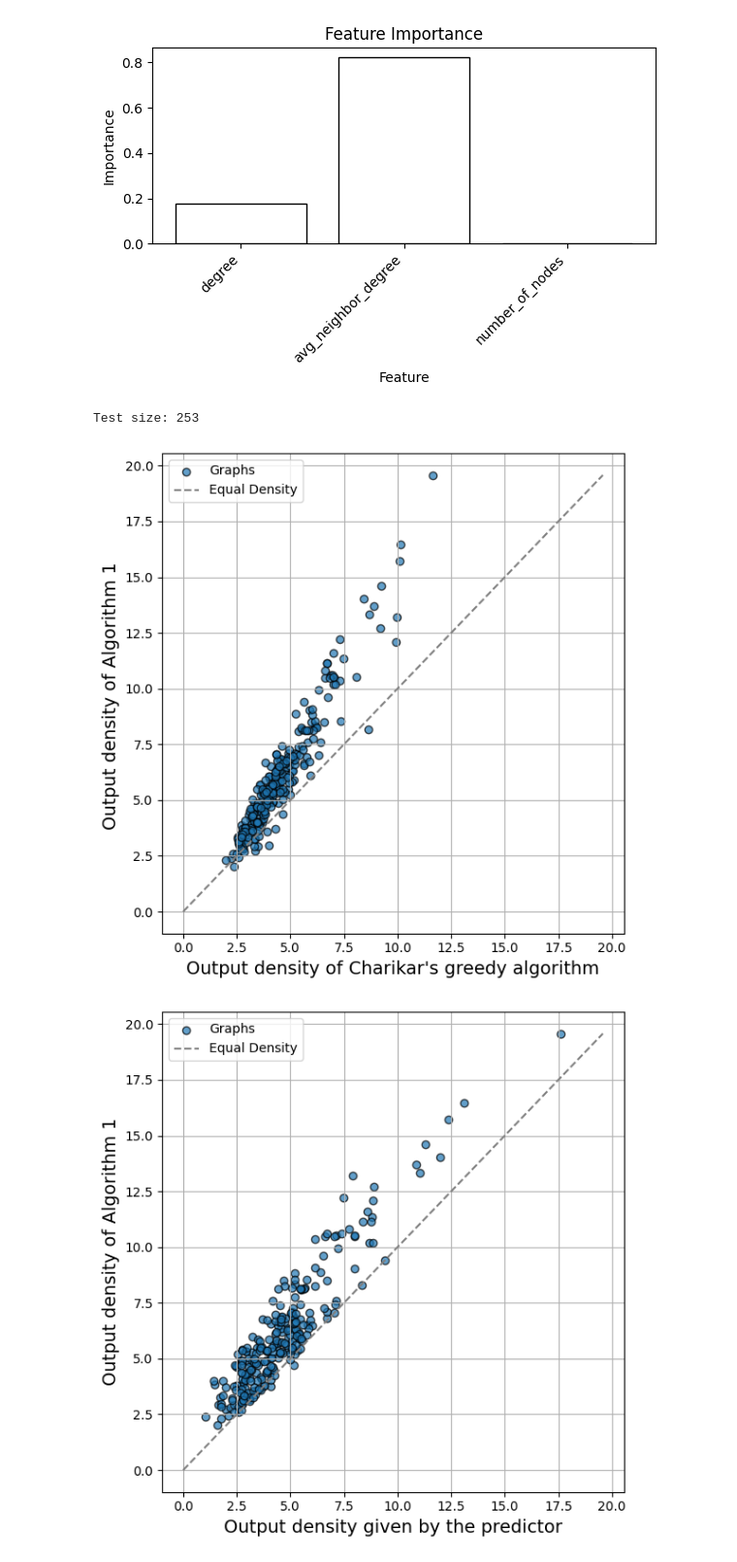
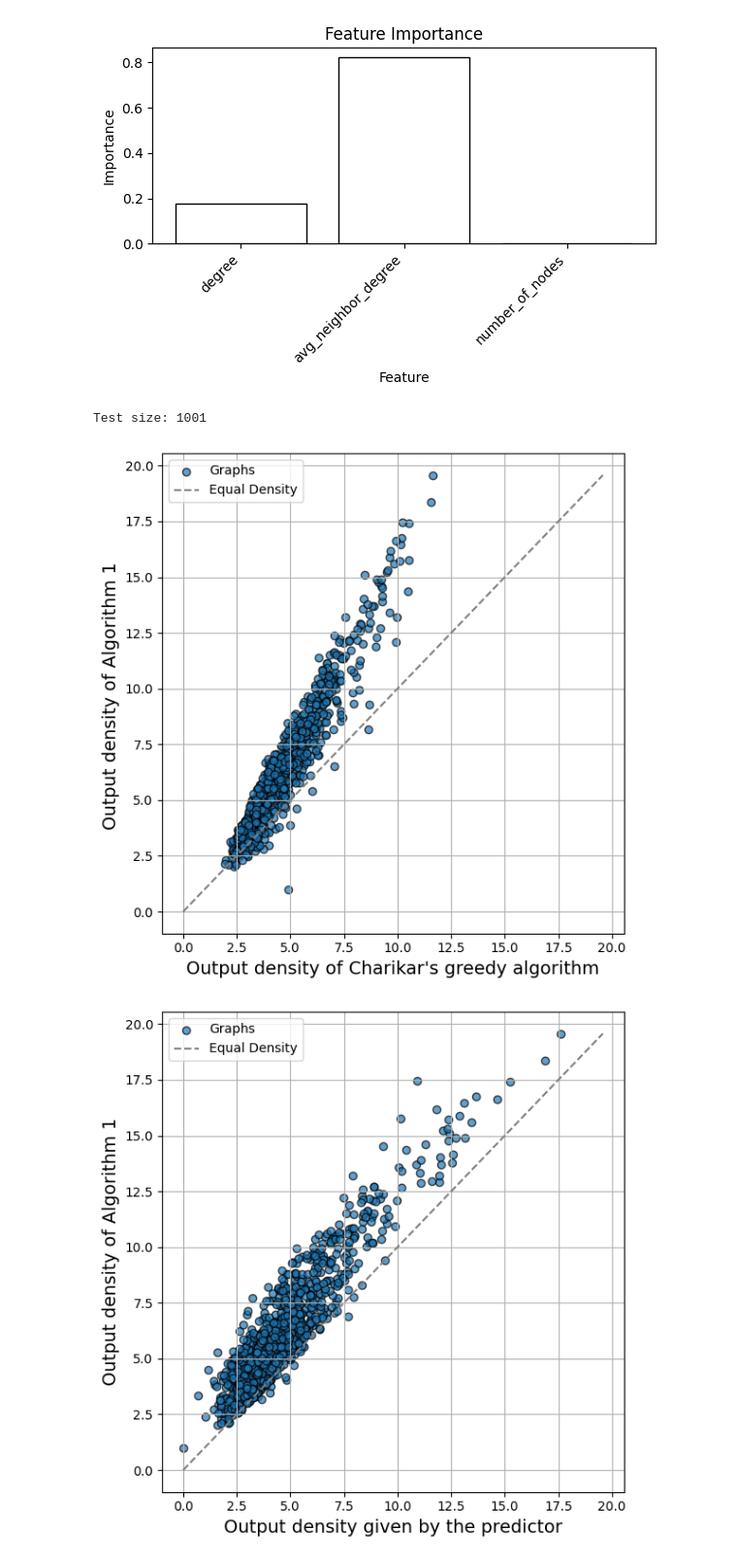
Before and after one commit to hoavu-cs/learning-augmented-densest-subgraph, a Jupyter notebook: augmented-ds.ipynb, the cells around one changed output. Shown at 97% size. Cells and saved outputs as stored; diff of their text form; code cells hidden in the pictures.

```diff
--- a/augmented-ds.ipynb
+++ b/augmented-ds.ipynb
@@ -237,7 +239,7 @@ plt.show()
 weighted avg       0.57      0.64      0.58      2255
 [figure]
 # %%
-test_data_set = dict(list(parsed_graphs.items())[K:2*K])
+test_data_set = dict(list(parsed_graphs.items())[K:5*K])
 graph_iter = iter(test_data_set.items())
 
 augmented_density = []
@@ -275,7 +277,7 @@ for graph_id, edges in test_data_set.items():
     non_augmented_density.append(density)
 
 
-    _, aug_density = augment_ds_solution(edges, S, epsilon=0.2)
+    _, aug_density = augment_ds(edges, S, epsilon=0.2)
     augmented_density.append(aug_density)
 
     _, peel_density = greedy_charikar(G)
@@ -287,36 +289,36 @@ plt.figure(figsize=(6, 6))
 plt.scatter(peeling_density, augmented_density, label="Graphs", alpha=0.7, edgecolor='black')
 
 # Plot y = x line for reference
 max_val = max(max(peeling_density), max(augmented_density))
 plt.plot([0, max_val], [0, max_val], color='gray', linestyle='--', label='Equal Density')
 
 plt.xlabel("Output density of Charikar's greedy algorithm", fontsize=14)
 plt.ylabel("Output density of Algorithm 1 ", fontsize=14)
 #plt.title("Augmented Learning Densest Subgraph vs. Charikar's Peeling Algorithm")
 plt.legend()
 plt.grid(True)
 plt.tight_layout()
 plt.show()
 
 
 plt.figure(figsize=(6, 6))
 plt.scatter(non_augmented_density, augmented_density, label="Graphs", alpha=0.7, edgecolor='black')
 
 # Plot y = x line for reference
 max_val = max(max(non_augmented_density), max(augmented_density))
 plt.plot([0, max_val], [0, max_val], color='gray', linestyle='--', label='Equal Density')
 
 plt.xlabel("Output density given by the predictor", fontsize=14)
 plt.ylabel("Output density of Algorithm 1", fontsize=14)
 #plt.title("Augmented Learning Densest Subgraph vs. Non-Augmented")
 plt.legend()
 plt.grid(True)
 plt.tight_layout()
 plt.show()
 # %% [output]
-Test size: 253
+Test size: 1001
-[figure, old version]
+[figure, new version]
-[figure, old version]
+[figure, new version]
 # %%
 # Compute % improvement of augmented over non-augmented
 improvement_over_non_aug = [
```
Also changed, not shown: parts of 3 cells of this notebook.
